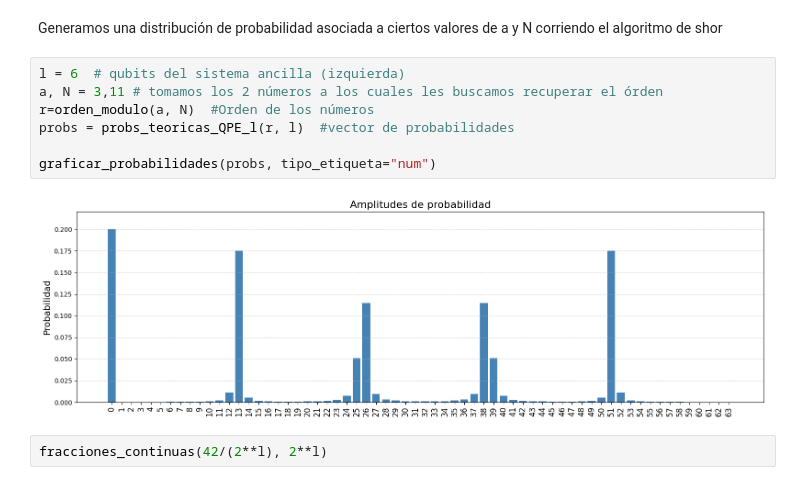
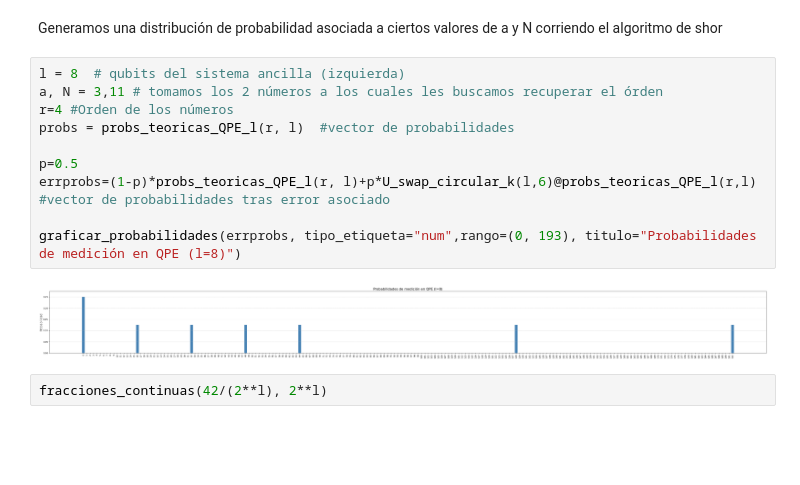
Before and after one commit to BenSanHer/Fuzzy-Measurments-aplicadas-sobre-Order-Finding, a Jupyter notebook: Algoritmo Order Finding Completo.ipynb, the cells around one changed output. Drawn from its saved outputs; the diff is of its cells as text; blank space fills up the shorter version.

```diff
--- a/Algoritmo Order Finding Completo.ipynb
+++ b/Algoritmo Order Finding Completo.ipynb
@@ -1027,14 +1031,17 @@ def estimar_r(a, N, l):
 # %% [markdown]
 Generamos una distribución de probabilidad asociada a ciertos valores de a y N corriendo el algoritmo de shor
 # %%
-l = 6  # qubits del sistema ancilla (izquierda)
+l = 8  # qubits del sistema ancilla (izquierda)
 a, N = 3,11 # tomamos los 2 números a los cuales les buscamos recuperar el órden
-r=orden_modulo(a, N)  #Orden de los números
+r=4 #Orden de los números
 probs = probs_teoricas_QPE_l(r, l)  #vector de probabilidades
 
-graficar_probabilidades(probs, tipo_etiqueta="num")
+p=0.5
+errprobs=(1-p)*probs_teoricas_QPE_l(r, l)+p*U_swap_circular_k(l,6)@probs_teoricas_QPE_l(r,l) #vector de probabilidades tras error asociado
+
+graficar_probabilidades(errprobs, tipo_etiqueta="num",rango=(0, 193), titulo="Probabilidades de medición en QPE (l=8)")
 # %% [output]
-[figure, old version]
+[figure, new version]
 # %%
 fracciones_continuas(42/(2**l), 2**l)
 # %% [output]
```
Also changed, not shown: parts of 2 cells of this notebook, 2 other files.
